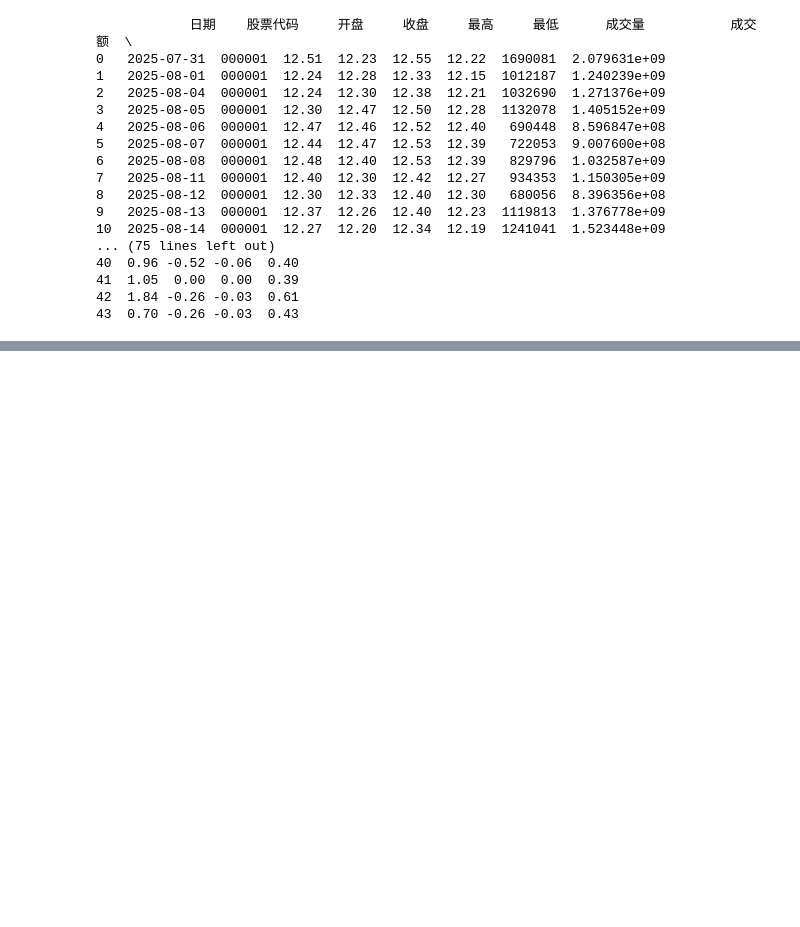
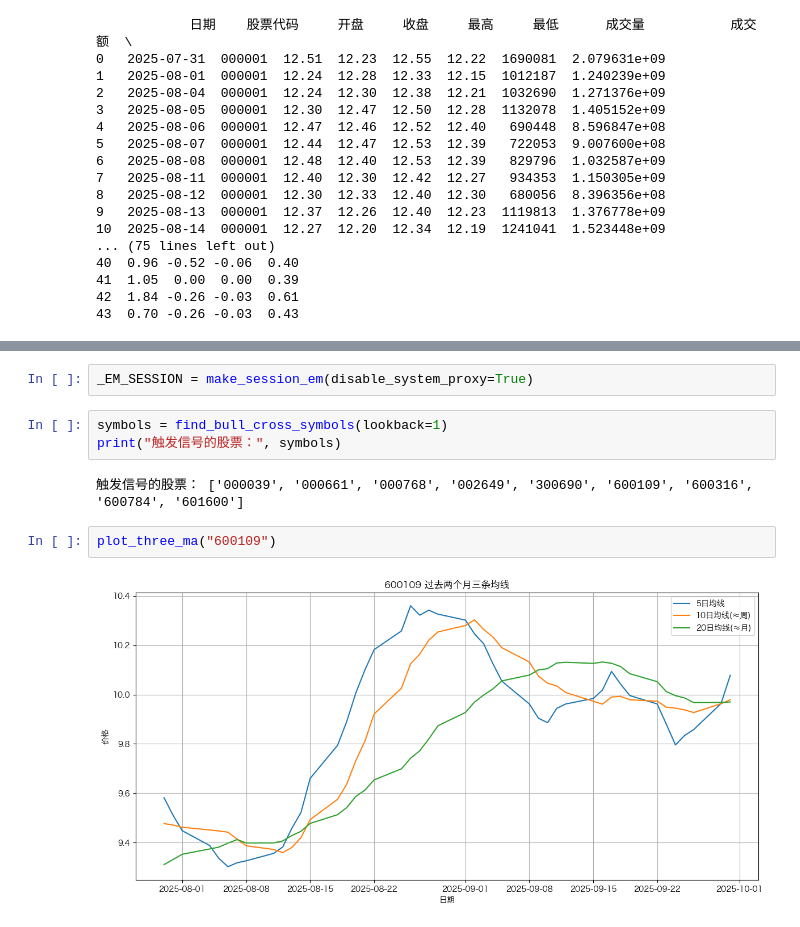
Before and after one commit to zzzxdzzz/MyTools, a Jupyter notebook: ak-tool.ipynb, the cells around one changed output, grey strips where cells are left out. Saved outputs shown, nothing was run; the diff lists cells and outputs as text; blank space fills up the shorter version.

```diff
--- a/ak-tool.ipynb
+++ b/ak-tool.ipynb
@@ -358,0 +1174,11 @@ print(stock_zh_a_hist_df)
+# %%
+_EM_SESSION = make_session_em(disable_system_proxy=True)
+# %%
+symbols = find_bull_cross_symbols(lookback=1)
+print("触发信号的股票：", symbols)
+# %% [output]
+触发信号的股票： ['000039', '000661', '000768', '002649', '300690', '600109', '600316', '600784', '601600']
+# %%
+plot_three_ma("600109")
+# %% [output]
+[figure, added]
```
Also changed, not shown: parts of 10 cells of this notebook.
